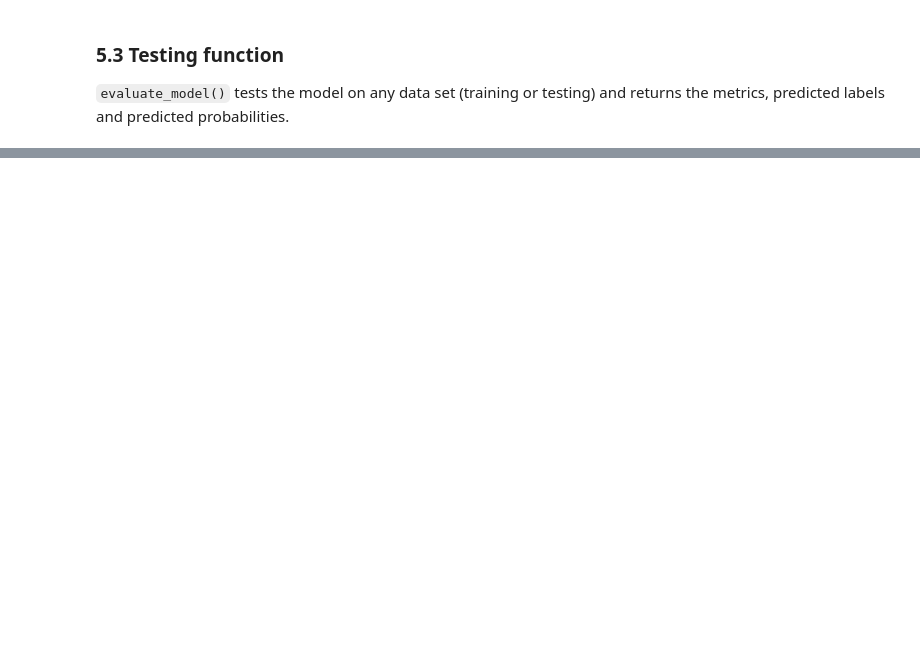
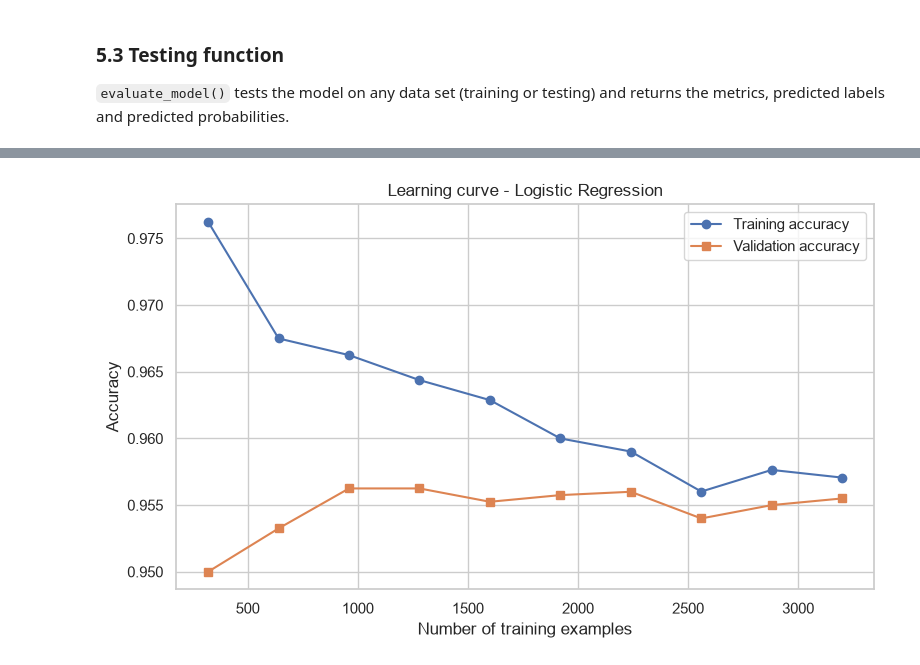
Before and after one commit to abhishek6061-ai/AI101-mini-project, a Jupyter notebook: notebooks/main.ipynb, the cells around one changed output, grey strips where cells are left out. Drawn from its saved outputs; the diff is of its cells as text; code cells hidden in the pictures; blank space fills up the shorter version.

Commit message:
plotted the learning curve and validation loss curve

```diff
--- a/notebooks/main.ipynb
+++ b/notebooks/main.ipynb
@@ -269,0 +276,16 @@ def evaluate_model(model, X_ev, y_ev):
+# %%
+pipe = Pipeline([("scaler", StandardScaler()), ("model", make_model())])
+train_sizes = np.linspace(0.1, 1.0, 10)
+
+sizes, train_scores, val_scores = learning_curve(pipe, X_train, y_train, cv=5, train_sizes=train_sizes)
+
+plt.figure(figsize=(9, 5))
+plt.plot(sizes, train_scores.mean(axis=1), marker='o', label="Training accuracy")
+plt.plot(sizes, val_scores.mean(axis=1), marker='s', label="Validation accuracy")
+plt.title("Learning curve - Logistic Regression")
+plt.xlabel("Number of training examples")
+plt.ylabel("Accuracy")
+plt.legend()
+plt.show()
+# %% [output]
+[figure, added]
```
Also changed, not shown: parts of 7 cells of this notebook.
